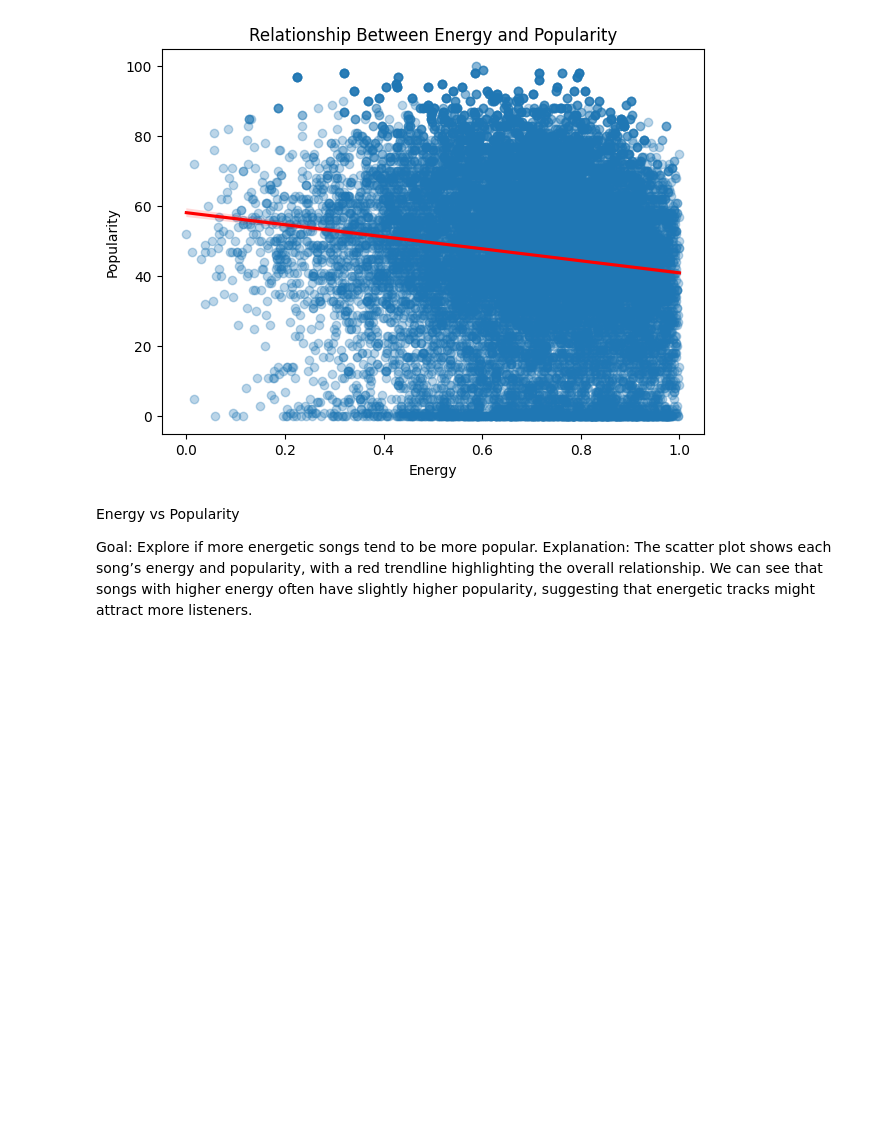
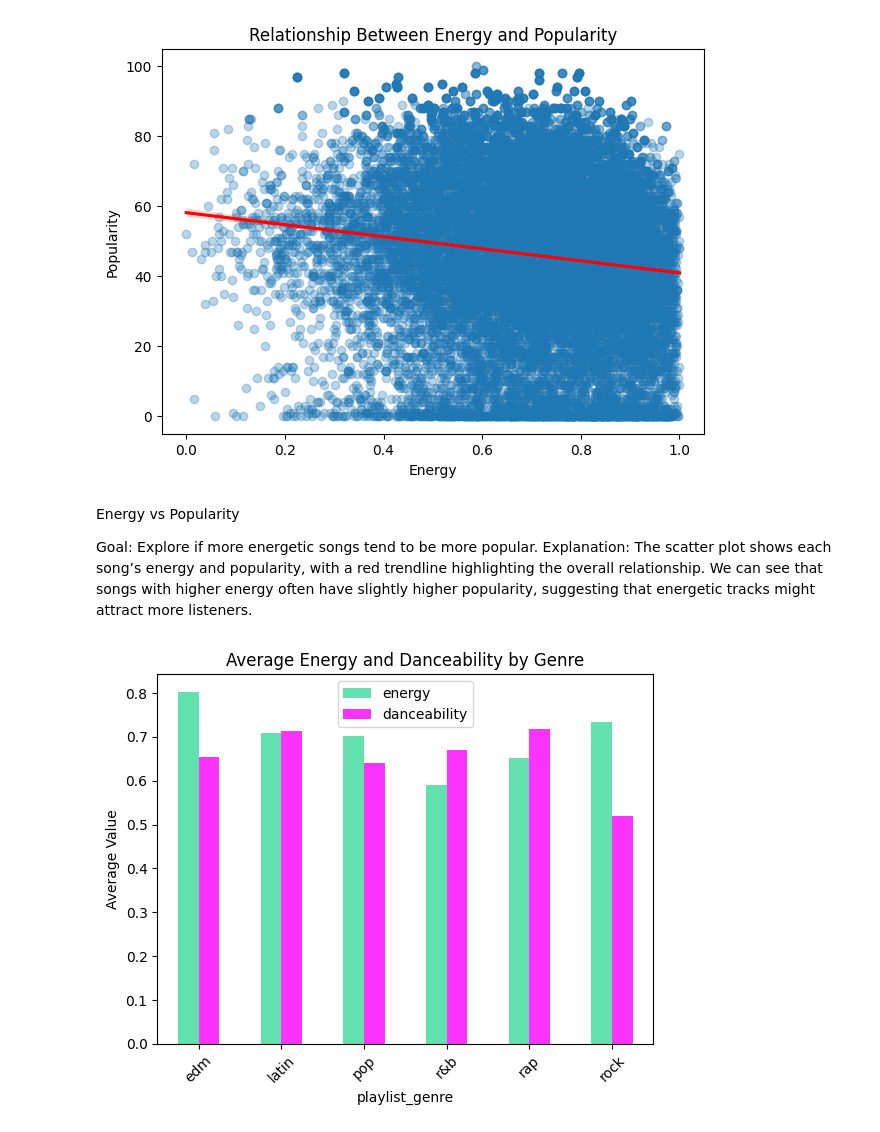
Before and after one commit to brobers0339/Spotify_Final_Project_H501, a Jupyter notebook: Spotify_Project_Calculations_Practice.ipynb, the cells around one changed output. Saved outputs shown, nothing was run; the diff lists cells and outputs as text; code cells hidden in the pictures; blank space fills up the shorter version.

```diff
--- a/Spotify_Project_Calculations_Practice.ipynb
+++ b/Spotify_Project_Calculations_Practice.ipynb
@@ -278,3 +277,17 @@ Energy vs Popularity
 
 Goal: Explore if more energetic songs tend to be more popular.
 Explanation: The scatter plot shows each song’s energy and popularity, with a red trendline highlighting the overall relationship. We can see that songs with higher energy often have slightly higher popularity, suggesting that energetic tracks might attract more listeners.
+# %%
+# Calculate average energy and danceability by genre
+
+avg_features = df.groupby('playlist_genre')[['energy', 'danceability']].mean().reset_index()
+
+# Display chart
+fig, ax = plt.subplots()
+avg_features.plot(x='playlist_genre', kind='bar', ax=ax, color=["#63E0B0", "#FC33FF"])
+plt.title('Average Energy and Danceability by Genre')
+plt.ylabel('Average Value')
+plt.xticks(rotation=45)
+plt.show()
+# %% [output]
+[figure, added]
```
Also changed, not shown: parts of 13 cells of this notebook.
